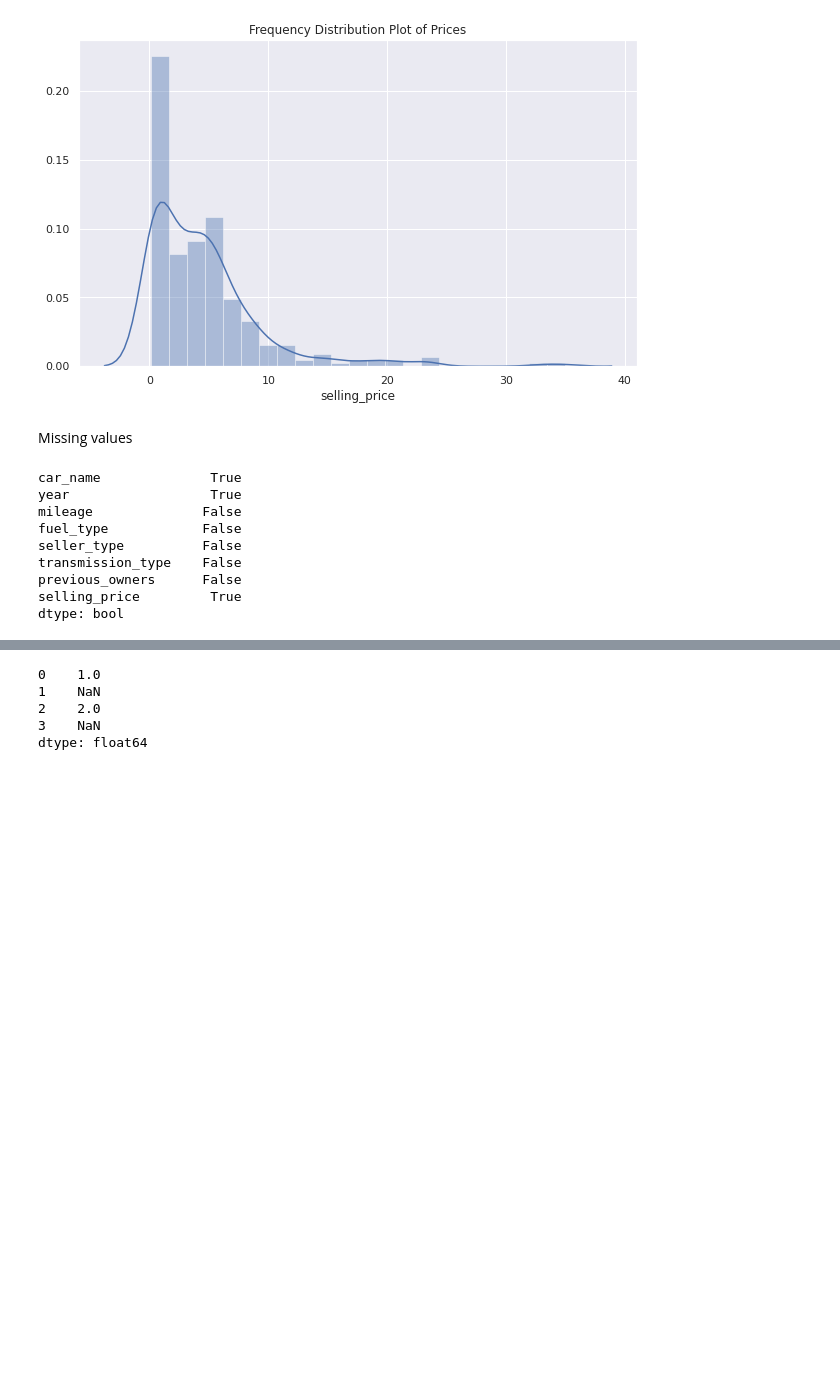
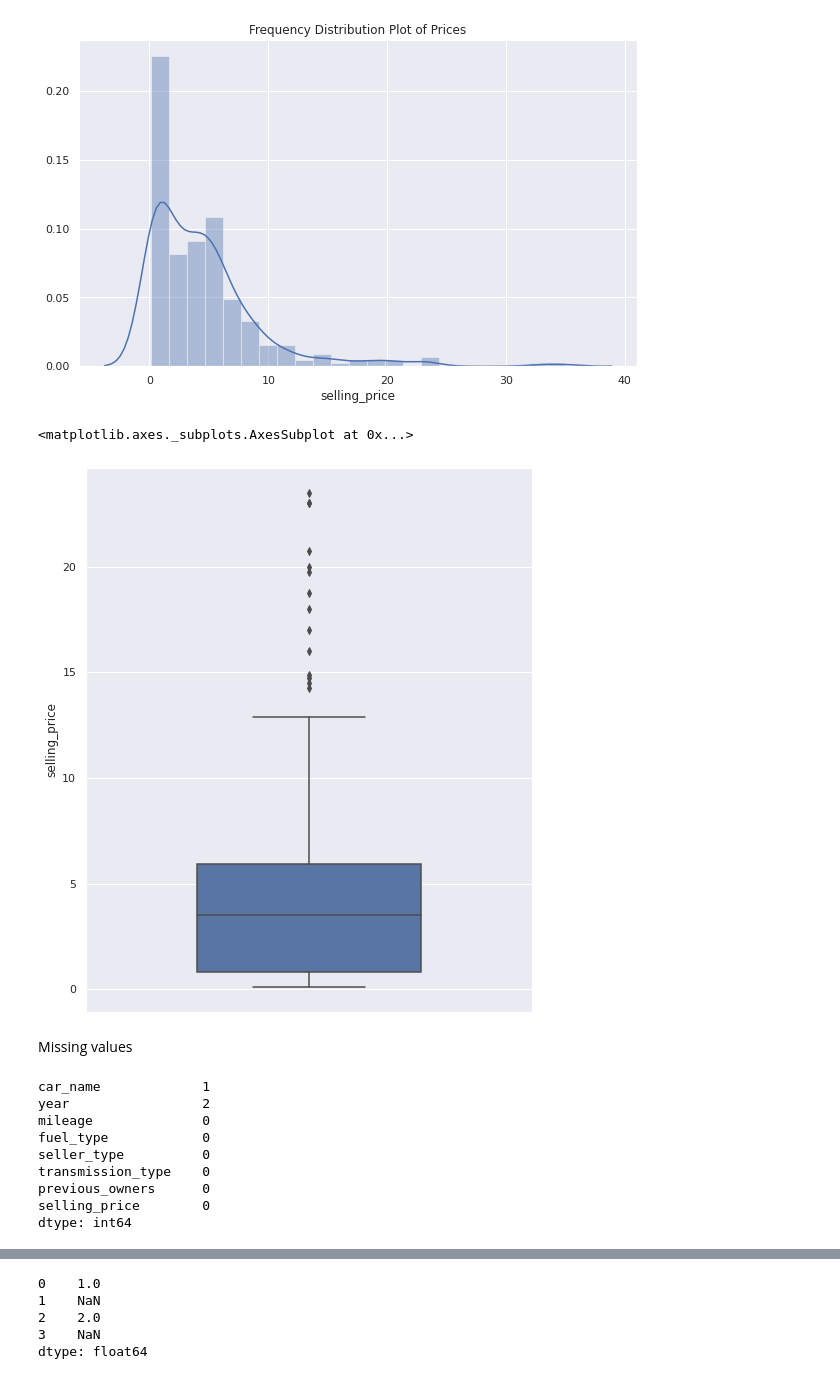
Before and after one commit to HebahAlshamlan/CITC_Task, a Jupyter notebook: CITC_Task.ipynb, the cells around one changed output, grey strips where cells are left out. Drawn from its saved outputs; the diff is of its cells as text; code cells hidden in the pictures; blank space fills up the shorter version.

```diff
--- a/CITC_Task.ipynb
+++ b/CITC_Task.ipynb
@@ -101,17 +102,26 @@ sns.distplot(x).set_title('Frequency Distribution Plot of Prices')
 # %% [output]
 Text(0.5, 1.0, 'Frequency Distribution Plot of Prices')
 [figure]
+# %%
+dataset = dataset[dataset.selling_price <= 30.00 ]
+# %%
+plt.figure(figsize=(8,10))
+sns.boxplot(y='selling_price', data=dataset, width=0.5)
+# %% [output]
+<matplotlib.axes._subplots.AxesSubplot at 0x...>
+[figure, added]
 # %% [markdown]
 Missing values
 # %%
 dataset.isna().any()
+dataset.isna().sum()
 # %% [output]
-car_name              True
-year                  True
-mileage              False
-fuel_type            False
-seller_type          False
-transmission_type    False
-previous_owners      False
-selling_price         True
-dtype: bool
+car_name             1
+year                 2
+mileage              0
+fuel_type            0
+seller_type          0
+transmission_type    0
+previous_owners      0
+selling_price        0
+dtype: int64
```
Also changed, not shown: parts of 16 cells of this notebook.
